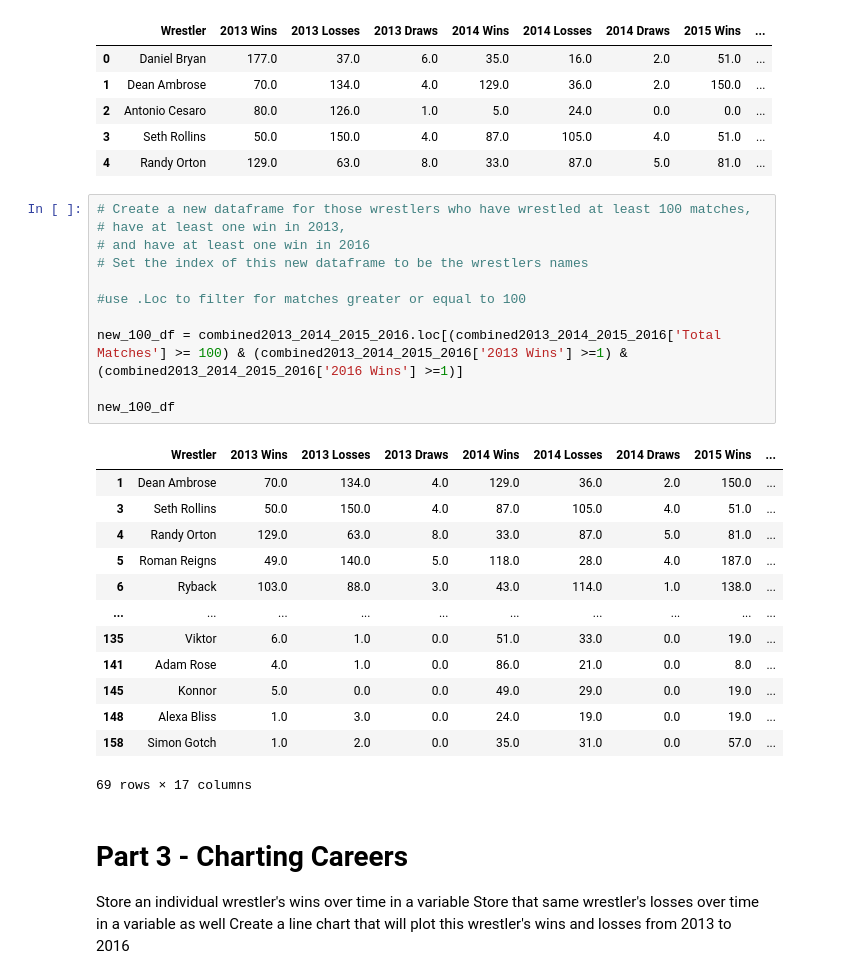
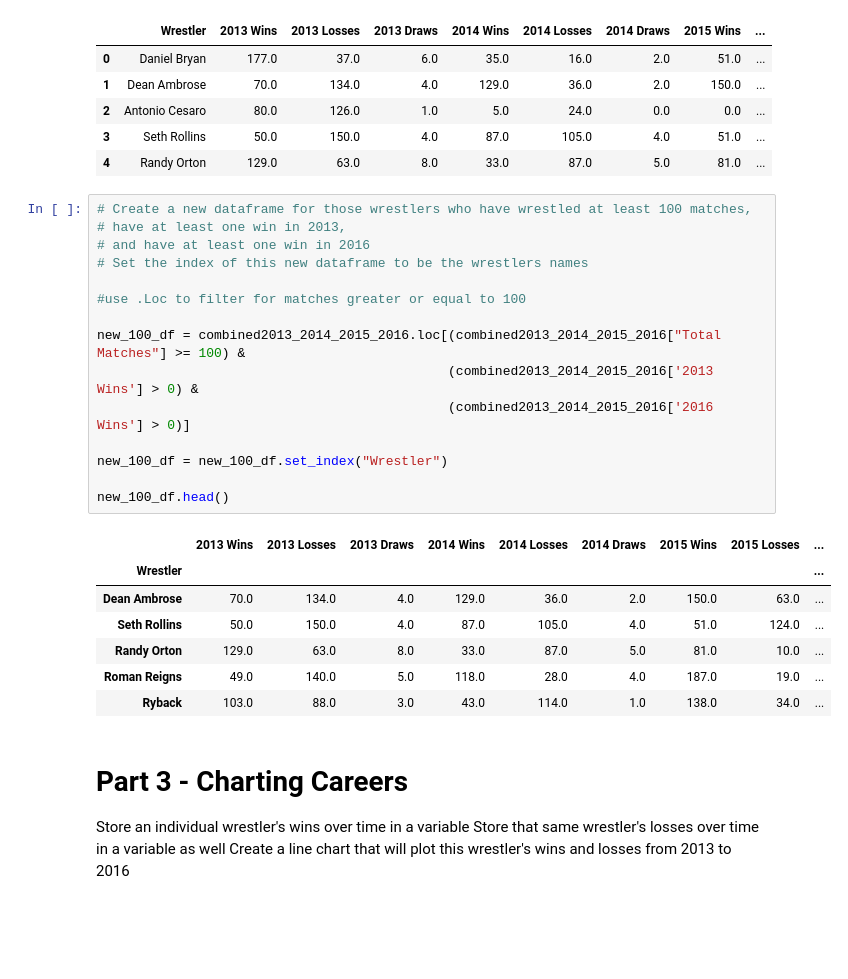
Before and after one commit to SVEENASHARMA/matplotlib-challenge, a Jupyter notebook: Matplotlib Project/Sharma_Wrestling project/Sharm_WWEPart1Part2Part3.ipynb, the cells around one changed output. Cells and saved outputs as stored; diff of their text form; blank space fills up the shorter version.

```diff
--- a/Matplotlib Project/Sharma_Wrestling project/Sharm_WWEPart1Part2Part3.ipynb
+++ b/Matplotlib Project/Sharma_Wrestling project/Sharm_WWEPart1Part2Part3.ipynb
@@ -138,28 +154,26 @@ combined2013_2014_2015_2016.head()
 # %%
 # Create a new dataframe for those wrestlers who have wrestled at least 100 matches,
 # have at least one win in 2013,
 # and have at least one win in 2016
 # Set the index of this new dataframe to be the wrestlers names
 
 #use .Loc to filter for matches greater or equal to 100
 
-new_100_df = combined2013_2014_2015_2016.loc[(combined2013_2014_2015_2016['Total Matches'] >= 100) & (combined2013_2014_2015_2016['2013 Wins'] >=1) & (combined2013_2014_2015_2016['2016 Wins'] >=1)]
+new_100_df = combined2013_2014_2015_2016.loc[(combined2013_2014_2015_2016["Total Matches"] >= 100) &
+                                             (combined2013_2014_2015_2016['2013 Wins'] > 0) &
+                                             (combined2013_2014_2015_2016['2016 Wins'] > 0)]
 
-new_100_df
+new_100_df = new_100_df.set_index("Wrestler")
+
+new_100_df.head()
 # %% [output]
-|  | Wrestler | 2013 Wins | 2013 Losses | 2013 Draws | 2014 Wins | 2014 Losses | 2014 Draws | 2015 Wins | ... |
-| 1 | Dean Ambrose | 70.0 | 134.0 | 4.0 | 129.0 | 36.0 | 2.0 | 150.0 | ... |
-| 3 | Seth Rollins | 50.0 | 150.0 | 4.0 | 87.0 | 105.0 | 4.0 | 51.0 | ... |
-| 4 | Randy Orton | 129.0 | 63.0 | 8.0 | 33.0 | 87.0 | 5.0 | 81.0 | ... |
-| 5 | Roman Reigns | 49.0 | 140.0 | 5.0 | 118.0 | 28.0 | 4.0 | 187.0 | ... |
-| 6 | Ryback | 103.0 | 88.0 | 3.0 | 43.0 | 114.0 | 1.0 | 138.0 | ... |
-| ... | ... | ... | ... | ... | ... | ... | ... | ... | ... |
-| 135 | Viktor | 6.0 | 1.0 | 0.0 | 51.0 | 33.0 | 0.0 | 19.0 | ... |
-| 141 | Adam Rose | 4.0 | 1.0 | 0.0 | 86.0 | 21.0 | 0.0 | 8.0 | ... |
-| 145 | Konnor | 5.0 | 0.0 | 0.0 | 49.0 | 29.0 | 0.0 | 19.0 | ... |
-| 148 | Alexa Bliss | 1.0 | 3.0 | 0.0 | 24.0 | 19.0 | 0.0 | 19.0 | ... |
-| 158 | Simon Gotch | 1.0 | 2.0 | 0.0 | 35.0 | 31.0 | 0.0 | 57.0 | ... |
+|  | 2013 Wins | 2013 Losses | 2013 Draws | 2014 Wins | 2014 Losses | 2014 Draws | 2015 Wins | 2015 Losses | ... |
+| Wrestler |  |  |  |  |  |  |  |  | ... |
+| Dean Ambrose | 70.0 | 134.0 | 4.0 | 129.0 | 36.0 | 2.0 | 150.0 | 63.0 | ... |
+| Seth Rollins | 50.0 | 150.0 | 4.0 | 87.0 | 105.0 | 4.0 | 51.0 | 124.0 | ... |
+| Randy Orton | 129.0 | 63.0 | 8.0 | 33.0 | 87.0 | 5.0 | 81.0 | 10.0 | ... |
+| Roman Reigns | 49.0 | 140.0 | 5.0 | 118.0 | 28.0 | 4.0 | 187.0 | 19.0 | ... |
+| Ryback | 103.0 | 88.0 | 3.0 | 43.0 | 114.0 | 1.0 | 138.0 | 34.0 | ... |
-69 rows × 17 columns
 # %% [markdown]
 # Part 3 - Charting Careers
 
```
Also changed, not shown: parts of 3 cells of this notebook.
